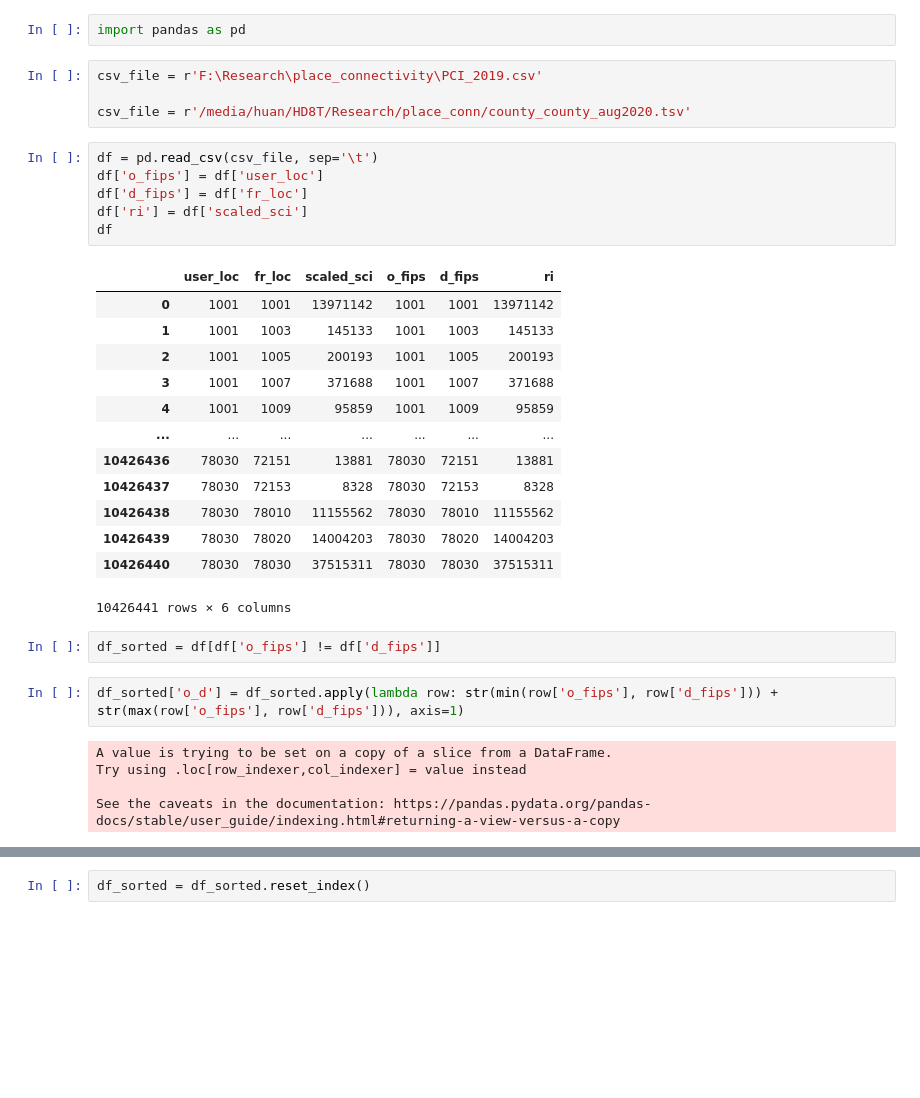
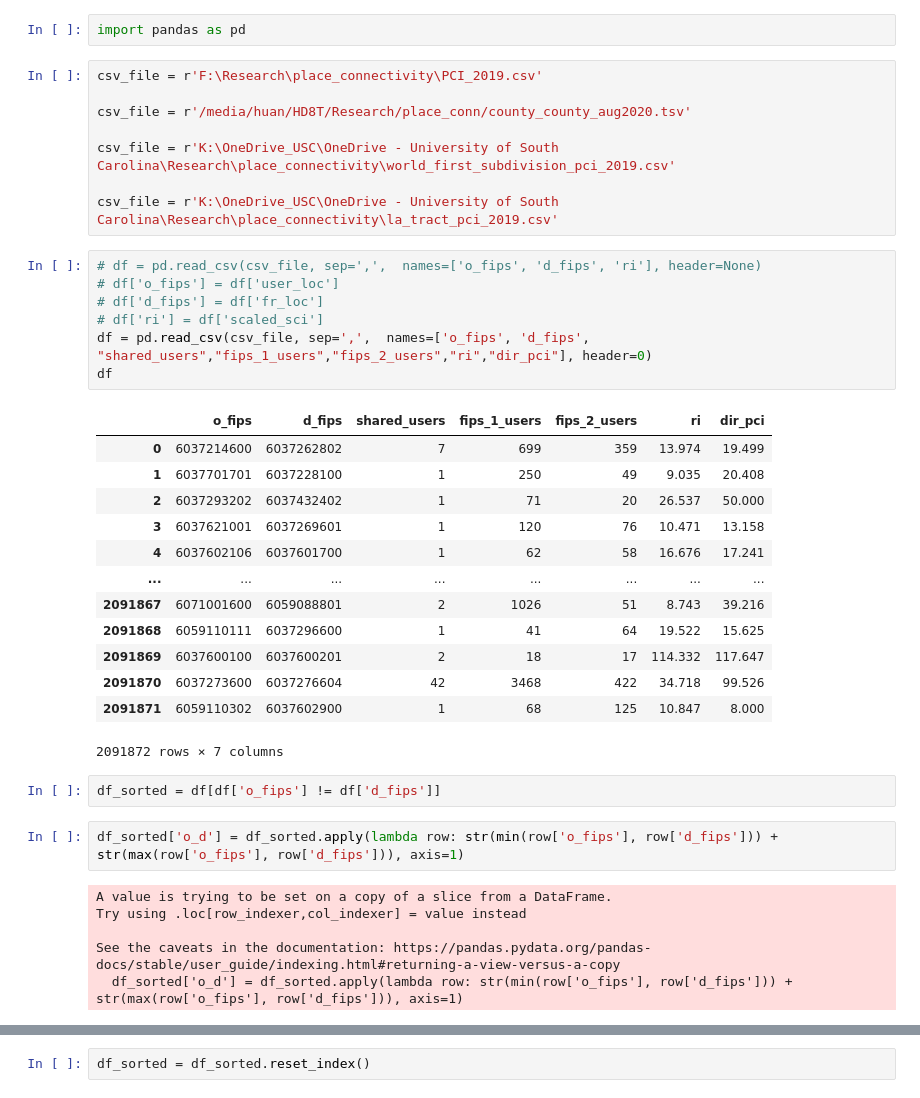
Before and after one commit to gladcolor/place_connectivity, a Jupyter notebook: place_connectivity.ipynb, the cells around one changed output, grey strips where cells are left out. Saved outputs shown, nothing was run; the diff lists cells and outputs as text; blank space fills up the shorter version.

```diff
--- a/place_connectivity.ipynb
+++ b/place_connectivity.ipynb
@@ -6,26 +6,31 @@ import pandas as pd
 csv_file = r'F:\Research\place_connectivity\PCI_2019.csv'
 
 csv_file = r'/media/huan/HD8T/Research/place_conn/county_county_aug2020.tsv'
+
+csv_file = r'K:\OneDrive_USC\OneDrive - University of South Carolina\Research\place_connectivity\world_first_subdivision_pci_2019.csv'
+
+csv_file = r'K:\OneDrive_USC\OneDrive - University of South Carolina\Research\place_connectivity\la_tract_pci_2019.csv'
 # %%
-df = pd.read_csv(csv_file, sep='\t')
-df['o_fips'] = df['user_loc']
-df['d_fips'] = df['fr_loc']
-df['ri'] = df['scaled_sci']
+# df = pd.read_csv(csv_file, sep=',',  names=['o_fips', 'd_fips', 'ri'], header=None)
+# df['o_fips'] = df['user_loc']
+# df['d_fips'] = df['fr_loc']
+# df['ri'] = df['scaled_sci']
+df = pd.read_csv(csv_file, sep=',',  names=['o_fips', 'd_fips', "shared_users","fips_1_users","fips_2_users","ri","dir_pci"], header=0)
 df
 # %% [output]
-|  | user_loc | fr_loc | scaled_sci | o_fips | d_fips | ri |
-| 0 | 1001 | 1001 | 13971142 | 1001 | 1001 | 13971142 |
-| 1 | 1001 | 1003 | 145133 | 1001 | 1003 | 145133 |
-| 2 | 1001 | 1005 | 200193 | 1001 | 1005 | 200193 |
-| 3 | 1001 | 1007 | 371688 | 1001 | 1007 | 371688 |
-| 4 | 1001 | 1009 | 95859 | 1001 | 1009 | 95859 |
-| ... | ... | ... | ... | ... | ... | ... |
-| 10426436 | 78030 | 72151 | 13881 | 78030 | 72151 | 13881 |
-| 10426437 | 78030 | 72153 | 8328 | 78030 | 72153 | 8328 |
-| 10426438 | 78030 | 78010 | 11155562 | 78030 | 78010 | 11155562 |
-| 10426439 | 78030 | 78020 | 14004203 | 78030 | 78020 | 14004203 |
-| 10426440 | 78030 | 78030 | 37515311 | 78030 | 78030 | 37515311 |
+|  | o_fips | d_fips | shared_users | fips_1_users | fips_2_users | ri | dir_pci |
+| 0 | 6037214600 | 6037262802 | 7 | 699 | 359 | 13.974 | 19.499 |
+| 1 | 6037701701 | 6037228100 | 1 | 250 | 49 | 9.035 | 20.408 |
+| 2 | 6037293202 | 6037432402 | 1 | 71 | 20 | 26.537 | 50.000 |
+| 3 | 6037621001 | 6037269601 | 1 | 120 | 76 | 10.471 | 13.158 |
+| 4 | 6037602106 | 6037601700 | 1 | 62 | 58 | 16.676 | 17.241 |
+| ... | ... | ... | ... | ... | ... | ... | ... |
+| 2091867 | 6071001600 | 6059088801 | 2 | 1026 | 51 | 8.743 | 39.216 |
+| 2091868 | 6059110111 | 6037296600 | 1 | 41 | 64 | 19.522 | 15.625 |
+| 2091869 | 6037600100 | 6037600201 | 2 | 18 | 17 | 114.332 | 117.647 |
+| 2091870 | 6037273600 | 6037276604 | 42 | 3468 | 422 | 34.718 | 99.526 |
+| 2091871 | 6059110302 | 6037602900 | 1 | 68 | 125 | 10.847 | 8.000 |
-10426441 rows × 6 columns
+2091872 rows × 7 columns
 # %%
 df_sorted = df[df['o_fips'] != df['d_fips']]
 # %%
@@ -35,6 +40,7 @@ A value is trying to be set on a copy of a slice from a DataFrame.
 Try using .loc[row_indexer,col_indexer] = value instead
 
 See the caveats in the documentation: https://pandas.pydata.org/pandas-docs/stable/user_guide/indexing.html#returning-a-view-versus-a-copy
+  df_sorted['o_d'] = df_sorted.apply(lambda row: str(min(row['o_fips'], row['d_fips'])) + str(max(row['o_fips'], row['d_fips'])), axis=1)
 # %%
 df_sorted['o_d']
 # %% [output]
```
Also changed, not shown: parts of 49 cells of this notebook.
